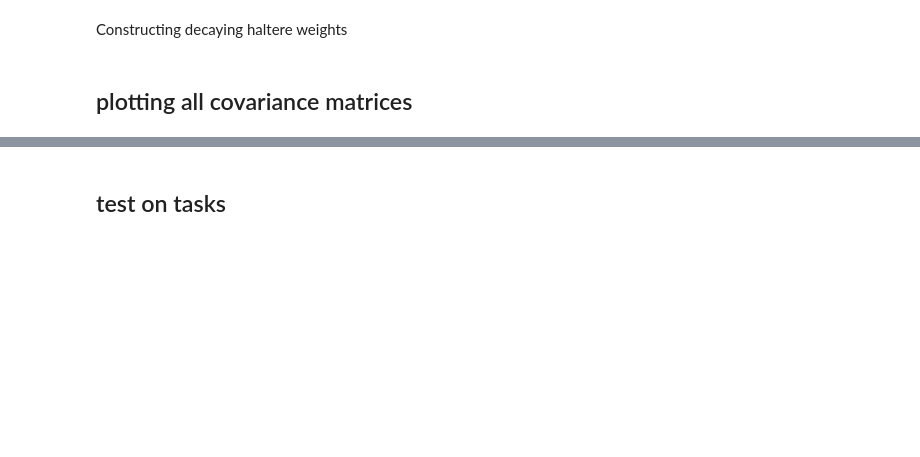
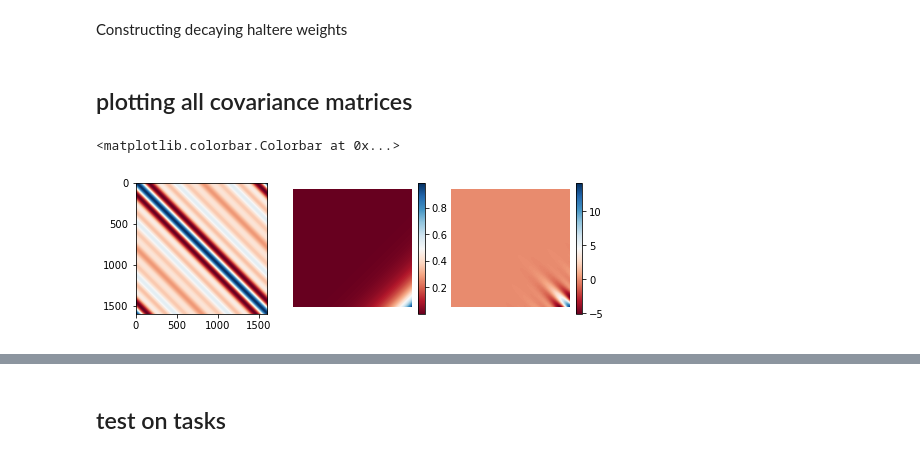
Before and after one commit to BruntonUWBio/structured-random-features, a Jupyter notebook: new_version/haltere_rand_features_test.ipynb, the cells around one changed output, grey strips where cells are left out. Drawn from its saved outputs; the diff is of its cells as text; code cells hidden in the pictures; blank space fills up the shorter version.

```diff
--- a/new_version/haltere_rand_features_test.ipynb
+++ b/new_version/haltere_rand_features_test.ipynb
@@ -97,7 +100,7 @@ def haltere_inspired_weights(M, N, lowcut, highcut, decay_coef, scale=1, random_
 # %% [markdown]
 ## plotting all covariance matrices
 # %%
-N, lowcut, highcut, decay_coef, scale = 1600, 3, 8, 500, 1
+N, lowcut, highcut, decay_coef, scale = 1600, 3, 8, 15, 1
 # %%
 lamda = np.zeros(N)
 lamda[lowcut:highcut] = 1
@@ -119,19 +122,23 @@ C = C_cos * C_exp
 C *= (scale * N / np.trace(C))
 C += 1e-5 * np.eye(N)
 # %%
-fig = plt.figure(figsize=(12, 8))
+fig = plt.figure(figsize=(8, 8))
 ax = fig.add_subplot(131)
 plt.imshow(C_cos, cmap='RdBu')
 
 ax = fig.add_subplot(132)
 plt.imshow(C_exp, cmap='RdBu')
 plt.axis('off')
-plt.colorbar()
+plt.colorbar(fraction=0.05)
+# plt.clim(-4, 4)
 
 ax = fig.add_subplot(133)
 plt.imshow(C, cmap='RdBu')
 plt.axis('off')
-plt.colorbar()
+plt.colorbar(fraction=0.05)
+# %% [output]
+<matplotlib.colorbar.Colorbar at 0x...>
+[figure, added]
 # %%
 with open('results/haltere_rand_features/Pratt_STA.pickle', 'rb') as handle:
     STA_data = pickle.load(handle)
```
Also changed, not shown: parts of 18 cells of this notebook, 10 other files.
